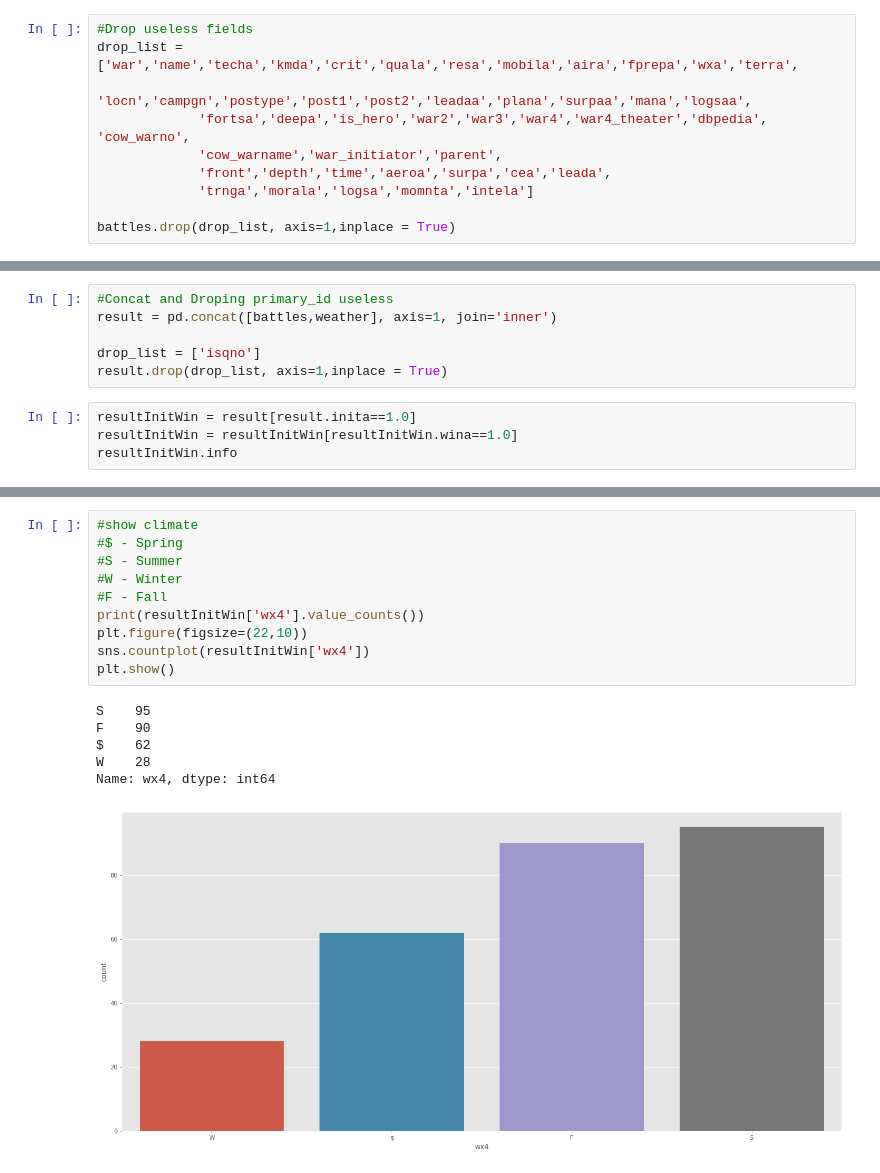
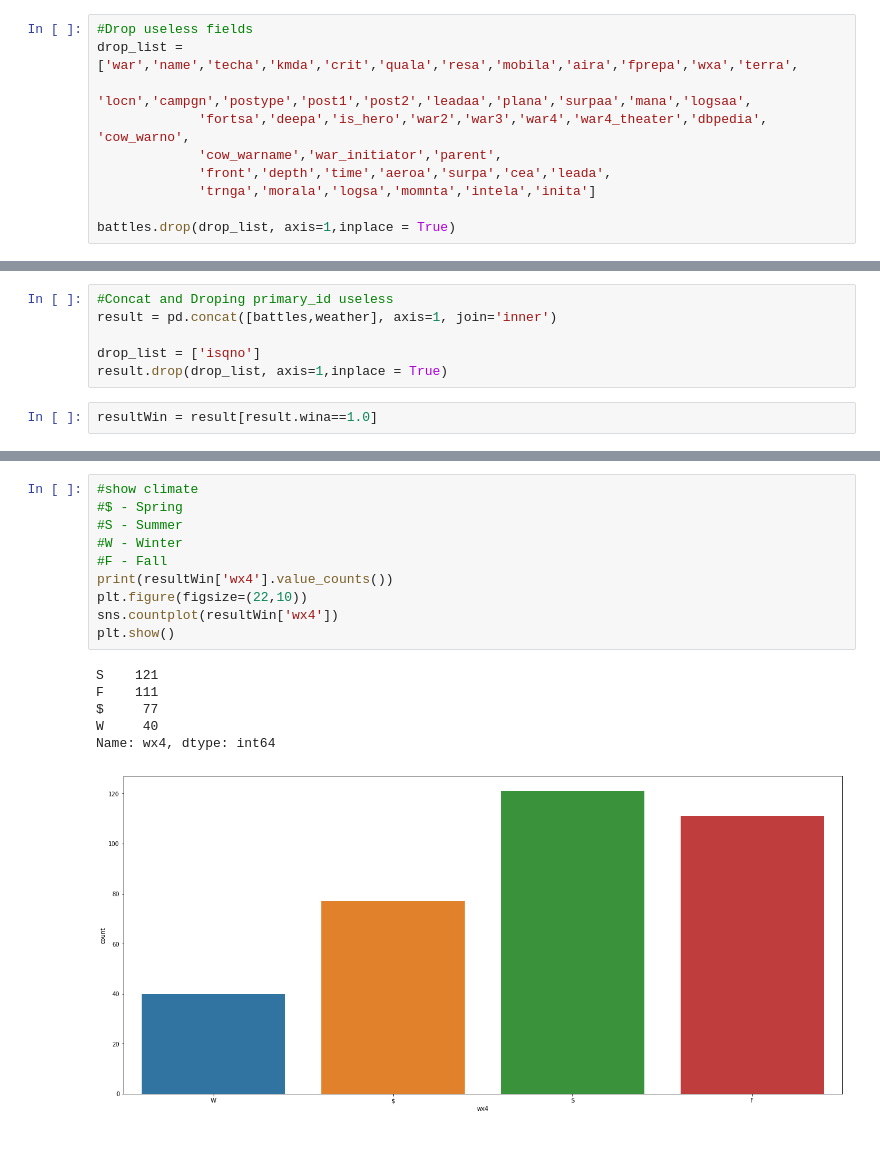
Before and after one commit to Telres/DataAnalisysBattles, a Jupyter notebook: war.ipynb, the cells around one changed output, grey strips where cells are left out. Drawn from its saved outputs; the diff is of its cells as text; blank space fills up the shorter version.

```diff
--- a/war.ipynb
+++ b/war.ipynb
@@ -28,7 +33,7 @@ drop_list = ['war','name','techa','kmda','crit','quala','resa','mobila','aira','
              'fortsa','deepa','is_hero','war2','war3','war4','war4_theater','dbpedia', 'cow_warno',
              'cow_warname','war_initiator','parent',
              'front','depth','time','aeroa','surpa','cea','leada',
-             'trnga','morala','logsa','momnta','intela']
+             'trnga','morala','logsa','momnta','intela','inita']
 
 battles.drop(drop_list, axis=1,inplace = True)
 # %%
@@ -59,6 +64,4 @@ result = pd.concat([battles,weather], axis=1, join='inner')
 drop_list = ['isqno']
 result.drop(drop_list, axis=1,inplace = True)
 # %%
-resultInitWin = result[result.inita==1.0]
-resultInitWin = resultInitWin[resultInitWin.wina==1.0]
-resultInitWin.info
+resultWin = result[result.wina==1.0]
@@ -127,20 +112,20 @@ Name: wx3, dtype: int64
 # %%
 #show climate
 #$ - Spring
 #S - Summer
 #W - Winter
 #F - Fall
-print(resultInitWin['wx4'].value_counts())
+print(resultWin['wx4'].value_counts())
 plt.figure(figsize=(22,10))
-sns.countplot(resultInitWin['wx4'])
+sns.countplot(resultWin['wx4'])
 plt.show()
 # %% [output]
-S    95
-F    90
-$    62
-W    28
+S    121
+F    111
+$     77
+W     40
 Name: wx4, dtype: int64
-[figure, old version]
+[figure, new version]
 # %%
 #show climate
 #E - Tropical (i.e., "Equatorial")
```
Also changed, not shown: parts of 19 cells of this notebook.
